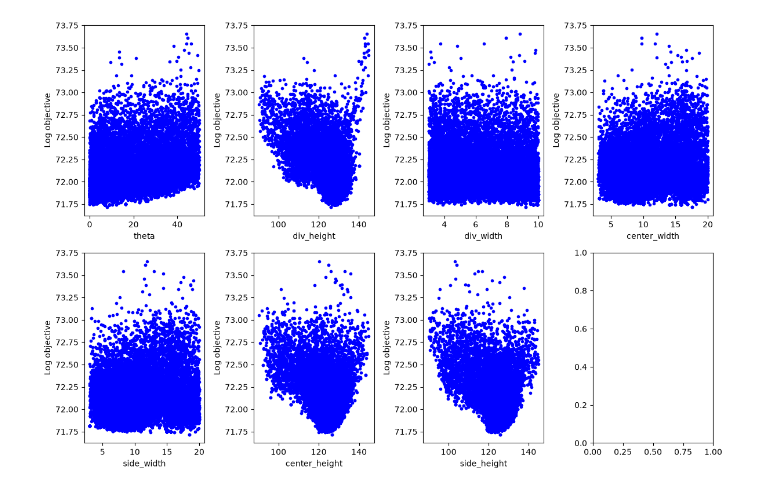
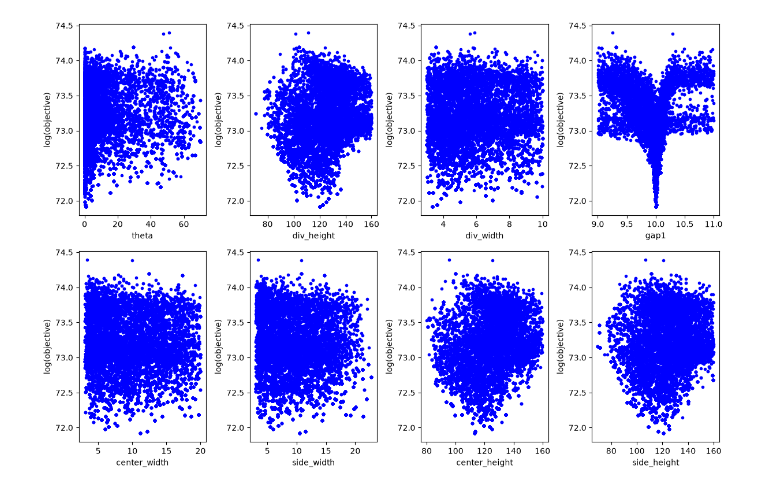
Before and after one commit to william-w05/toaster, a Jupyter notebook: analyze_results.ipynb, the cells around one changed output. Saved outputs shown, nothing was run; the diff lists cells and outputs as text; code cells hidden in the pictures.

```diff
--- a/analyze_results.ipynb
+++ b/analyze_results.ipynb
@@ -190,37 +129,37 @@ plt.show()
 # %%
-df_all = pd.read_csv('results/08_13_2026_mcmc_results/all_params_all_values.csv')
+df_all = pd.read_csv('results/08_04_2026_mcmc_results/all_params_all_values.csv')
 params_all = df_all['Parameters']
 values_all = df_all['Value']
 wid_all = df_all['Walker']
 params_arr_all = []
 values_arr_all = []
 wid_arr_all = []
 
 for i, param in enumerate(params_all):
-    params_arr_all.append(mcmc._parse_params(param, n_params=7))
+    params_arr_all.append(mcmc._parse_params(param, n_params=8))
     values_arr_all.append(values_all.loc[i])
     wid_arr_all.append(wid_all.loc[i])
 
 params_arr_all = np.asarray(params_arr_all)
 values_arr_all = np.asarray(values_arr_all)
 wid_arr_all = np.asarray(wid_arr_all)
 
 ignore_args_all = np.where(values_arr_all!=1e+33)
 values_arr_all = values_arr_all[ignore_args_all]
 wid_arr_all = wid_arr_all[ignore_args_all]
 params_arr_all = params_arr_all[ignore_args_all]
 
-param_names = ['theta', 'div_height', 'div_width', 'center_width', 'side_width', 'center_height', 'side_height']
+param_names = ['theta', 'div_height', 'div_width', 'gap1', 'center_width', 'side_width', 'center_height', 'side_height']
 num_params = len(param_names)
 fig, ax = plt.subplots(2, 4, figsize=(12,8))
 ax_flat = ax.flatten()
 
 for i, name in enumerate(param_names):
     ax_flat[i].scatter(params_arr_all[:,i], np.log(values_arr_all), c='b', marker='.')
     ax_flat[i].set_xlabel(name)
-    ax_flat[i].set_ylabel("Log objective")
+    ax_flat[i].set_ylabel(r"$\log(\mathrm{objective})$")
 
 plt.tight_layout()
 plt.show()
 # %% [output]
-[figure, old version]
+[figure, new version]
```
Also changed, not shown: parts of 15 cells of this notebook, 6 other files.
